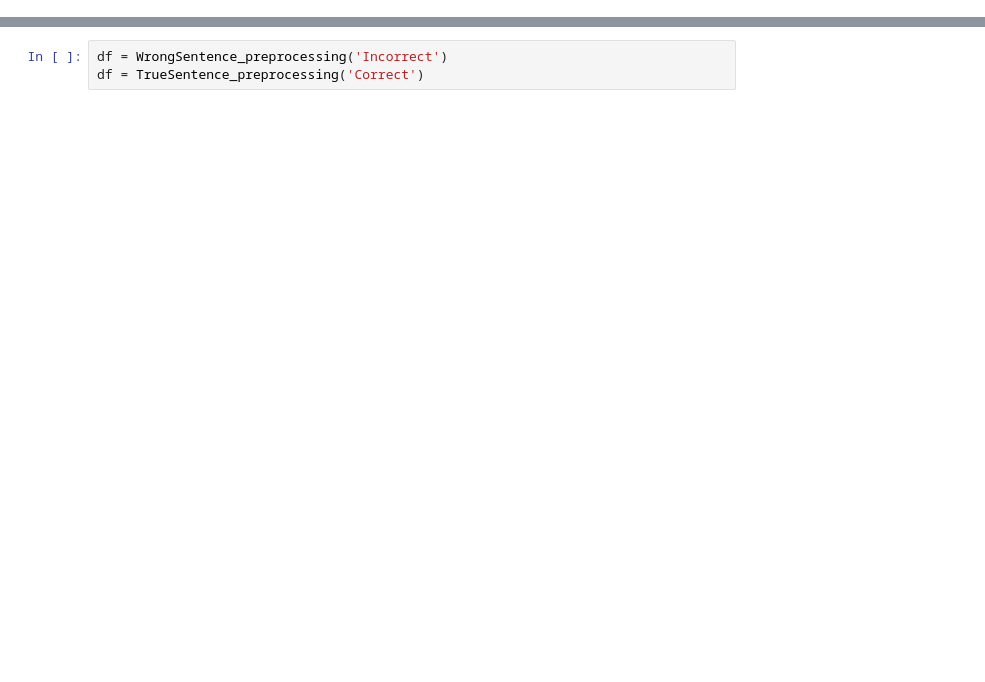
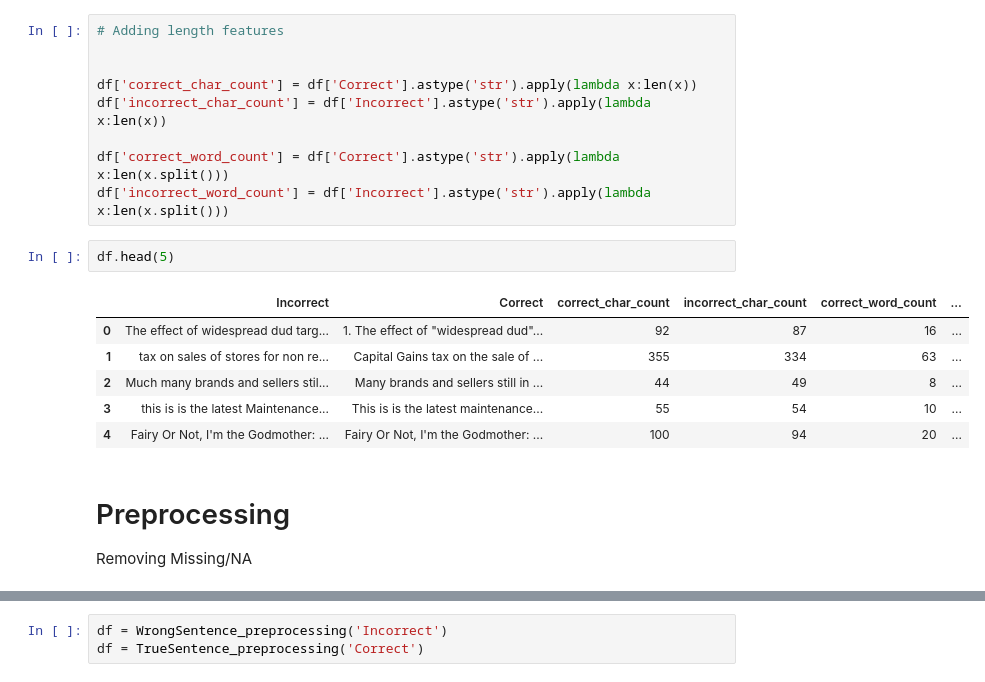
Before and after one commit to Aelzi/ML-NaraSpeak, a Jupyter notebook: data_extract_And_Prepros.ipynb, the cells around one changed output, grey strips where cells are left out. Drawn from its saved outputs; the diff is of its cells as text; blank space fills up the shorter version.

```diff
--- a/data_extract_And_Prepros.ipynb
+++ b/data_extract_And_Prepros.ipynb
@@ -24,0 +30,21 @@ df
+# %%
+# Adding length features
+
+
+df['correct_char_count'] = df['Correct'].astype('str').apply(lambda x:len(x))
+df['incorrect_char_count'] = df['Incorrect'].astype('str').apply(lambda x:len(x))
+
+df['correct_word_count'] = df['Correct'].astype('str').apply(lambda x:len(x.split()))
+df['incorrect_word_count'] = df['Incorrect'].astype('str').apply(lambda x:len(x.split()))
+# %%
+df.head(5)
+# %% [output]
+|  | Incorrect | Correct | correct_char_count | incorrect_char_count | correct_word_count | ... |
+| 0 | The effect of widespread dud targ... | 1. The effect of "widespread dud"... | 92 | 87 | 16 | ... |
+| 1 | tax on sales of stores for non re... | Capital Gains tax on the sale of ... | 355 | 334 | 63 | ... |
+| 2 | Much many brands and sellers stil... | Many brands and sellers still in ... | 44 | 49 | 8 | ... |
+| 3 | this is is the latest Maintenance... | This is is the latest maintenance... | 55 | 54 | 10 | ... |
+| 4 | Fairy Or Not, I'm the Godmother: ... | Fairy Or Not, I'm the Godmother: ... | 100 | 94 | 20 | ... |
+# %% [markdown]
+# Preprocessing
+Removing Missing/NA
```
Also changed, not shown: parts of 50 cells of this notebook, 2 other files.
